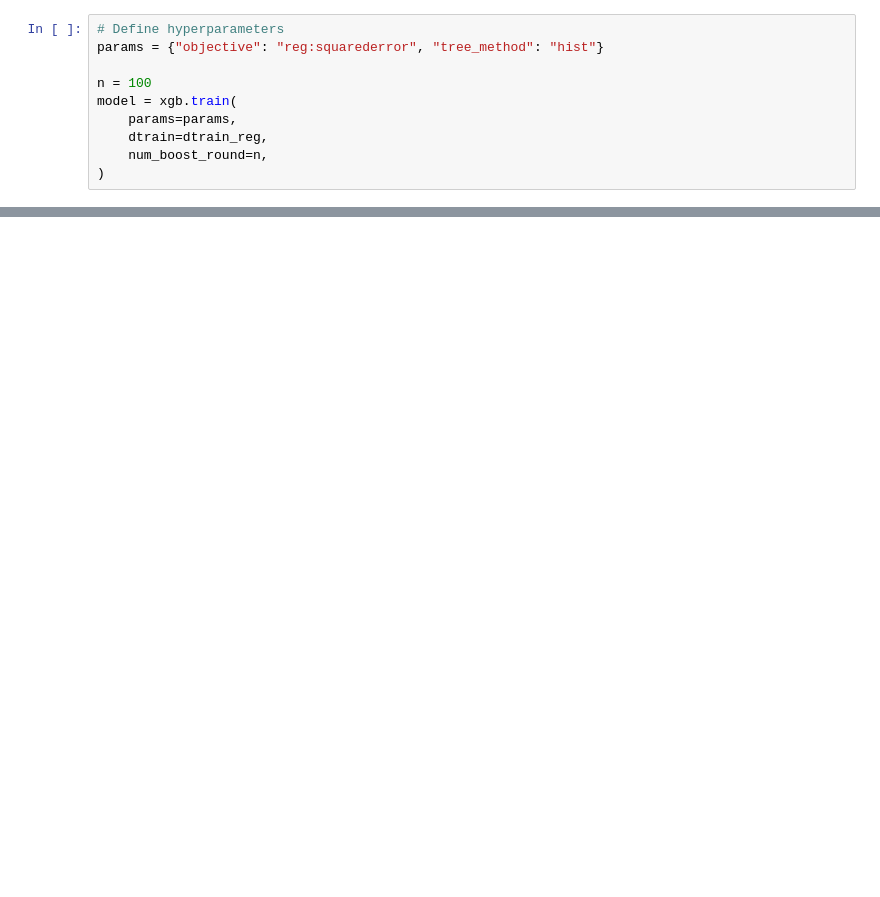
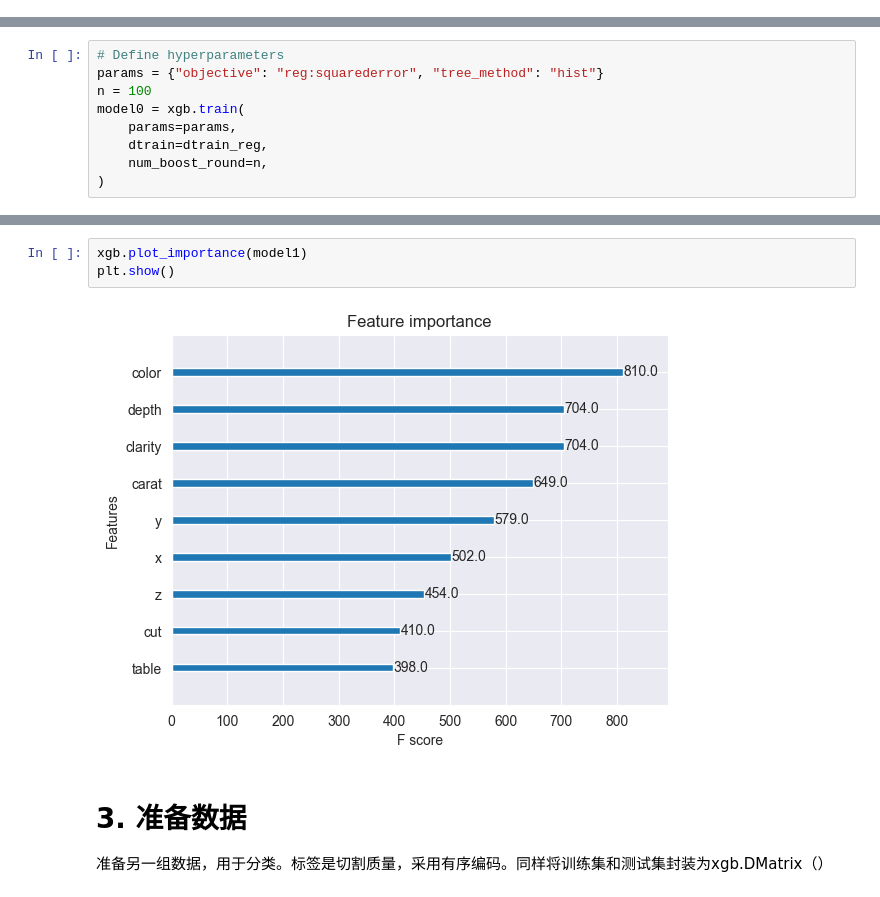
Before and after one commit to LiFengJu/Spell, a Jupyter notebook: STU/EL/XGBT/xgb0.ipynb, the cells around one changed output, grey strips where cells are left out. Saved outputs shown, nothing was run; the diff lists cells and outputs as text; blank space fills up the shorter version.

```diff
--- a/STU/EL/XGBT/xgb0.ipynb
+++ b/STU/EL/XGBT/xgb0.ipynb
@@ -47,10 +0,0 @@ dtest_reg = xgb.DMatrix(X_test, y_test, enable_categorical=True)
-# %%
-# Define hyperparameters
-params = {"objective": "reg:squarederror", "tree_method": "hist"}
-
-n = 100
-model = xgb.train(
-    params=params,
-    dtrain=dtrain_reg,
-    num_boost_round=n,
-)
@@ -140,0 +73,9 @@ results['test-auc-mean'].max()
+# %%
+# Define hyperparameters
+params = {"objective": "reg:squarederror", "tree_method": "hist"}
+n = 100
+model0 = xgb.train(
+    params=params,
+    dtrain=dtrain_reg,
+    num_boost_round=n,
+)
@@ -140,0 +118,8 @@ results['test-auc-mean'].max()
+# %%
+xgb.plot_importance(model1)
+plt.show()
+# %% [output]
+[figure, added]
+# %% [markdown]
+# 3. 准备数据
+准备另一组数据，用于分类。标签是切割质量，采用有序编码。同样将训练集和测试集封装为xgb.DMatrix（）
```
Also changed, not shown: parts of 35 cells of this notebook, 16 other files.
